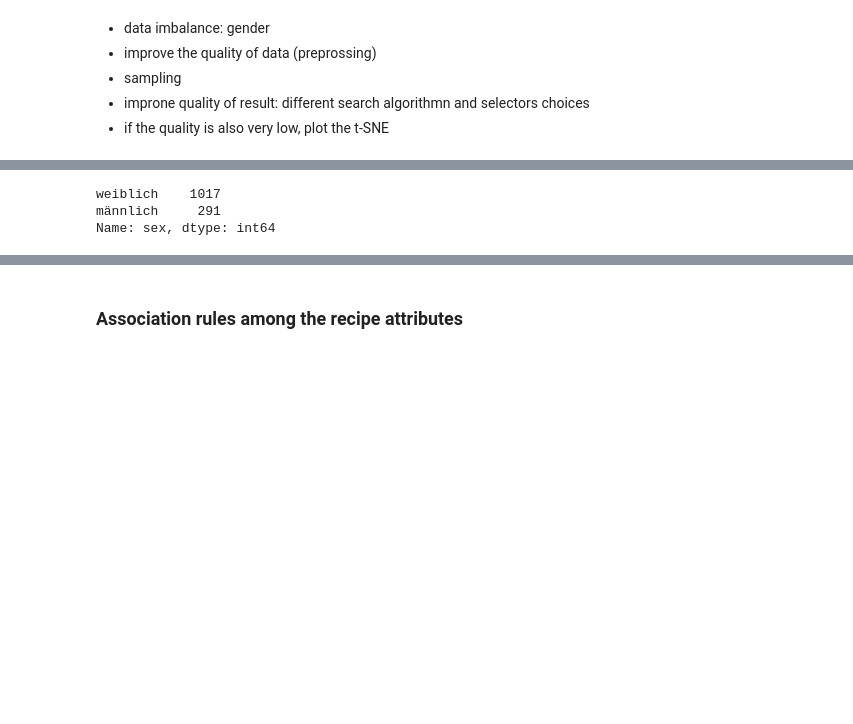
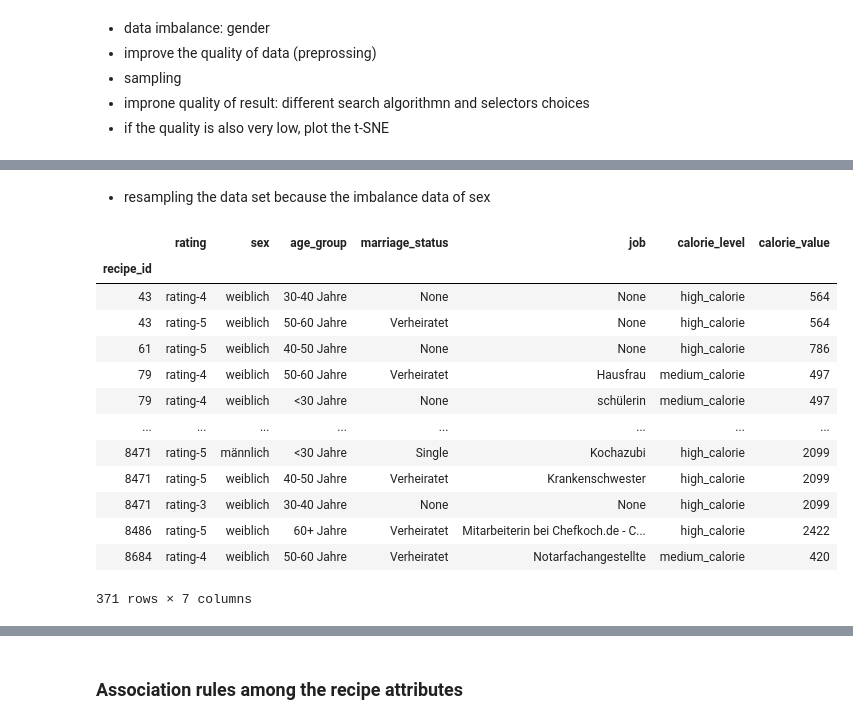
Before and after one commit to sunwen0120/Pratikum_chefkoch, a Jupyter notebook: data_analysis_2.ipynb, the cells around one changed output, grey strips where cells are left out. Drawn from its saved outputs; the diff is of its cells as text; code cells hidden in the pictures; blank space fills up the shorter version.

```diff
--- a/data_analysis_2.ipynb
+++ b/data_analysis_2.ipynb
@@ -265,8 +270,4 @@ df_com_car = df_com_new.join(df_dum_car, how='left')
 df_com_car
 
 df_age = df_com_car[['rating','sex','age_group','marriage_status','job','high_calorie','low_calorie','medium_calorie']]
-df_age['sex'].value_counts()
+# df_age['sex'].value_counts()
-# %% [output]
-weiblich    1017
-männlich     291
-Name: sex, dtype: int64
@@ -282,0 +274,20 @@ Name: sex, dtype: int64
+# %% [markdown]
+ - resampling the data set because the imbalance data of sex
+# %%
+df_sampling = df_com_age[['rating','sex','age_group','marriage_status','job','calorie_level','calorie_value']]
+df_sampling
+# %% [output]
+|  | rating | sex | age_group | marriage_status | job | calorie_level | calorie_value |
+| recipe_id |  |  |  |  |  |  |  |
+| 43 | rating-4 | weiblich | 30-40 Jahre | None | None | high_calorie | 564 |
+| 43 | rating-5 | weiblich | 50-60 Jahre | Verheiratet | None | high_calorie | 564 |
+| 61 | rating-5 | weiblich | 40-50 Jahre | None | None | high_calorie | 786 |
+| 79 | rating-4 | weiblich | 50-60 Jahre | Verheiratet | Hausfrau | medium_calorie | 497 |
+| 79 | rating-4 | weiblich | <30 Jahre | None | schülerin | medium_calorie | 497 |
+| ... | ... | ... | ... | ... | ... | ... | ... |
+| 8471 | rating-5 | männlich | <30 Jahre | Single | Kochazubi | high_calorie | 2099 |
+| 8471 | rating-5 | weiblich | 40-50 Jahre | Verheiratet | Krankenschwester | high_calorie | 2099 |
+| 8471 | rating-3 | weiblich | 30-40 Jahre | None | None | high_calorie | 2099 |
+| 8486 | rating-5 | weiblich | 60+ Jahre | Verheiratet | Mitarbeiterin bei Chefkoch.de - C... | high_calorie | 2422 |
+| 8684 | rating-4 | weiblich | 50-60 Jahre | Verheiratet | Notarfachangestellte | medium_calorie | 420 |
+371 rows × 7 columns
```
Also changed, not shown: parts of 16 cells of this notebook.
